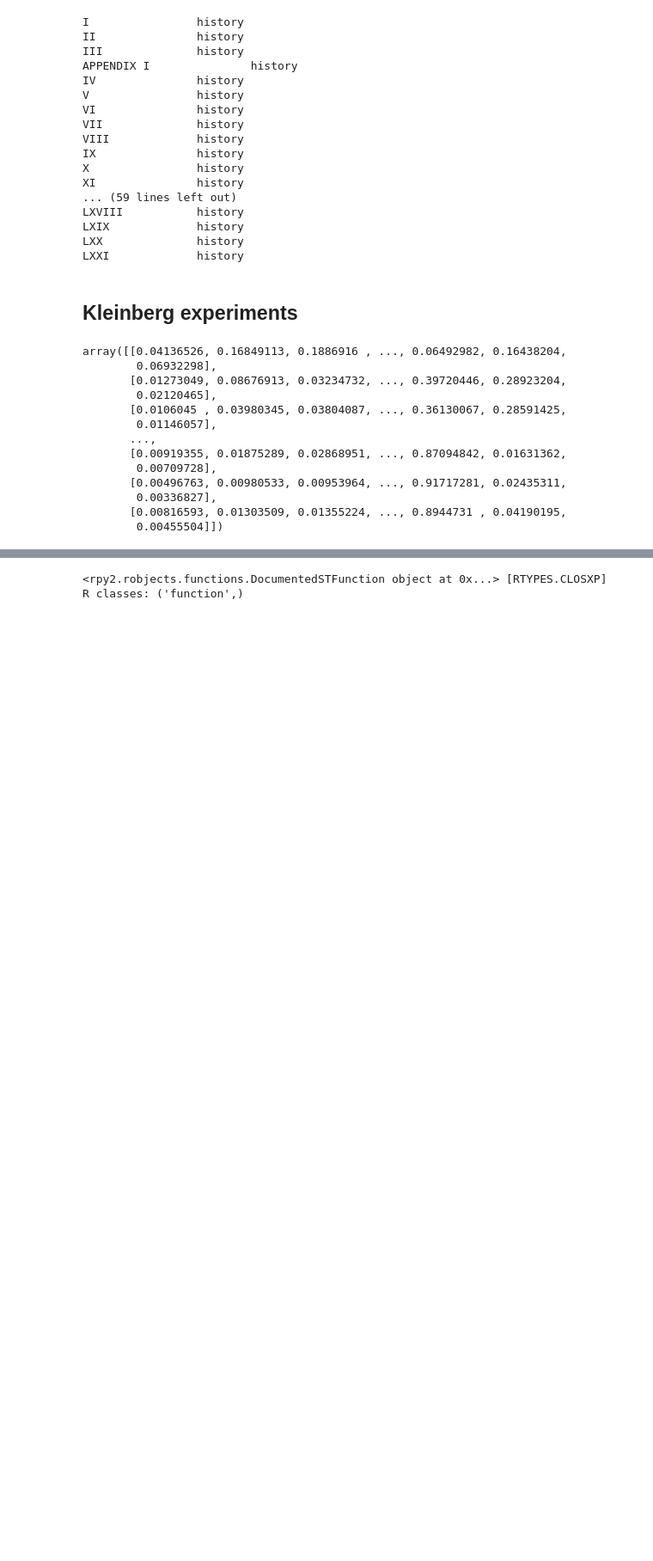
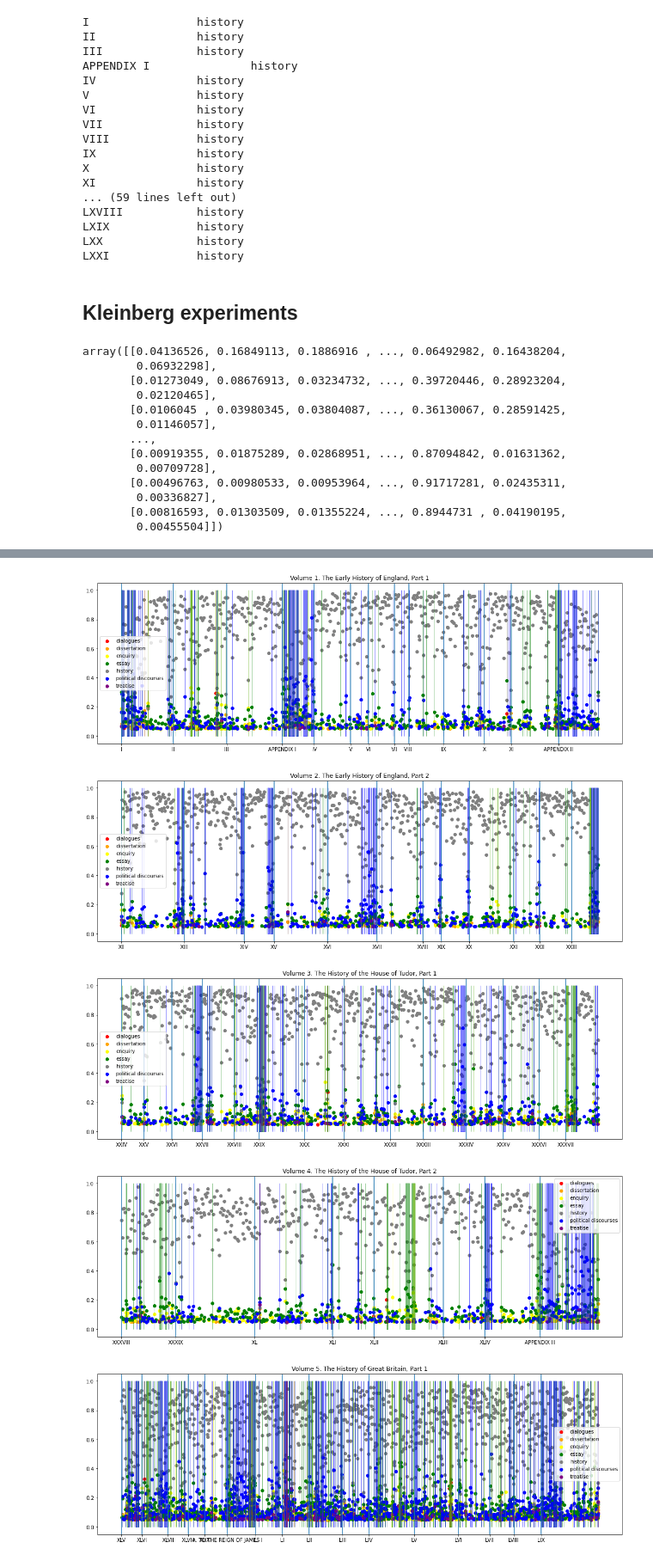
Before and after one commit to vbunt/hume-classifier, a Jupyter notebook: what is inside history?.ipynb, the cells around one changed output, grey strips where cells are left out. Shown at 86% size. Cells and saved outputs as stored; diff of their text form; code cells hidden in the pictures; blank space fills up the shorter version.

```diff
--- a/what is inside history?.ipynb
+++ b/what is inside history?.ipynb
@@ -42,3 +52,11 @@ volume_names = ['Volume 1. The Early History of England, Part 1',
+# %%
+colors = {'dialogues' : 'red',
+          'dissertation' : 'orange',
+          'enquiry' : 'yellow',
+          'essay': 'green',
+          'history' : 'grey',
+          'political discourses' : 'blue',
+          'treatise' : 'purple'}
 # %% [markdown]
 ## Predictions
 # %%
@@ -486,2 +365,0 @@ R[write to console]:
-# %%
-bursts = importr('bursts')
@@ -542,5 +365,0 @@ offsets = [0, 100, 200, 300, 410, 415, 420, 425, 430, 435, 440, 445,
-# %%
-base.plot
-# %% [output]
-<rpy2.robjects.functions.DocumentedSTFunction object at 0x...> [RTYPES.CLOSXP]
-R classes: ('function',)
@@ -546,0 +424,40 @@ R classes: ('function',)
+# %%
+def draw_volume(volume):
+    n = 7 # number of genres
+
+    volume = volume - 1 # volume number
+    fig, ax = plt.subplots(figsize=(15, 5), layout='constrained')
+
+    start = volume_start[volume][1] # starting paragraph
+    end = volume_start[volume+1][1] # ending paragraph + 1
+
+    x = np.array([i for i in range(len(pred[start:end]))]) # go through paragraphs
+    for i in range(n):
+        y = pred.T[i][start:end]
+        y = [v if v > 0.05 else None for v in y]
+        ax.scatter(x,y, label=id2label[i], color=colors[id2label[i]])
+
+    ax.legend()
+    plt.title(volume_names[volume])
+
+    titles = [titles_inv[el] for el in titles_inv if el >= start and el < end]
+    ticks = [el-start for el in titles_inv if el >= start and el < end]
+    ax.xaxis.set_ticks(ticks, labels=titles, fontsize=10)
+
+    # chapter borders
+    for t in ticks:
+        plt.axvline(x = t)
+
+    for genre in label2id.keys():
+        draw_genre(volume, genre)
+
+    plt.show()
+# %%
+for i in range(1, 7):
+    draw_volume(i)
+# %% [output]
+[figure, added]
+[figure, added]
+[figure, added]
+[figure, added]
+[figure, added]
```
Also changed, not shown: parts of 16 cells of this notebook, 1 other file.
